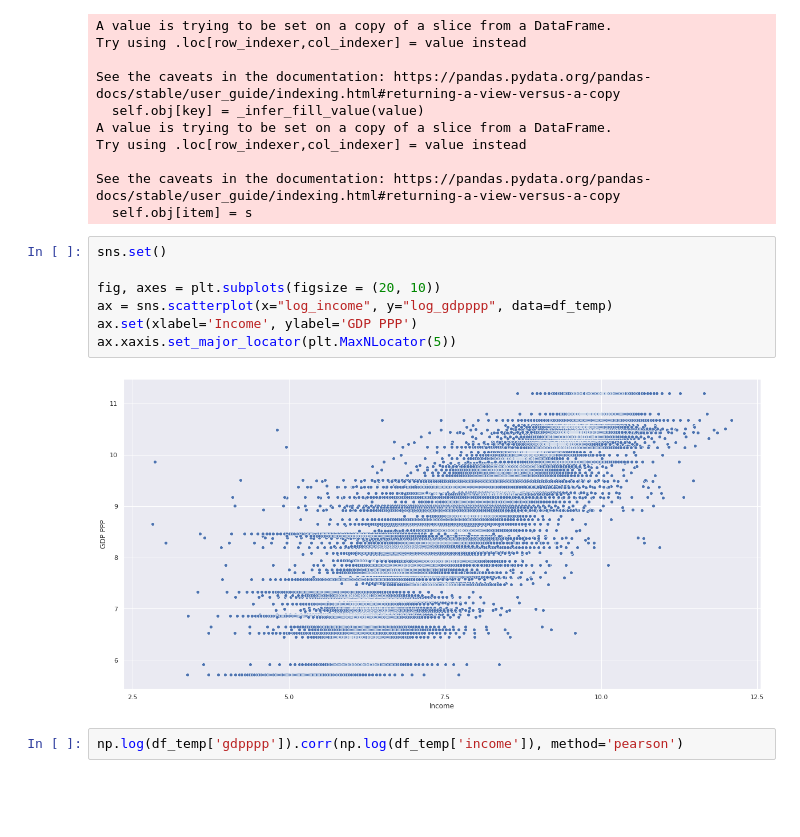
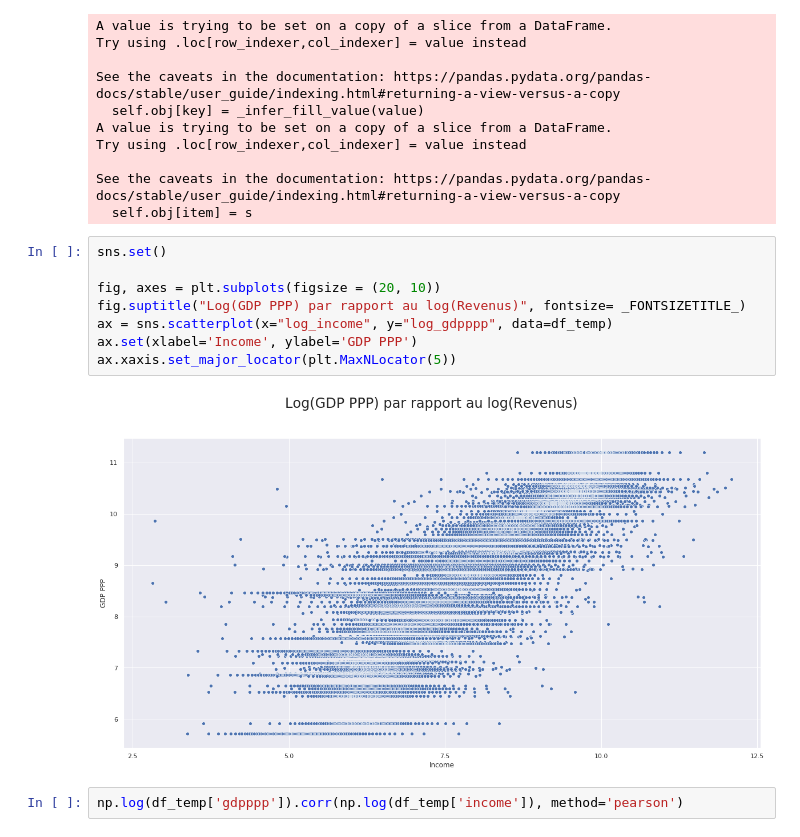
Before and after one commit to FranckDELRUE/FranckDELRUE-OCR-Project-7-DAn-Python, a Jupyter notebook: P7_01_Notebook.ipynb, the cells around one changed output. Drawn from its saved outputs; the diff is of its cells as text; blank space fills up the shorter version.

```diff
--- a/P7_01_Notebook.ipynb
+++ b/P7_01_Notebook.ipynb
@@ -185,12 +189,13 @@ See the caveats in the documentation: https://pandas.pydata.org/pandas-docs/stab
 # %%
 sns.set()
 
 fig, axes = plt.subplots(figsize = (20, 10))
+fig.suptitle("Log(GDP PPP) par rapport au log(Revenus)", fontsize= _FONTSIZETITLE_)
 ax = sns.scatterplot(x="log_income", y="log_gdpppp", data=df_temp)
 ax.set(xlabel='Income', ylabel='GDP PPP')
 ax.xaxis.set_major_locator(plt.MaxNLocator(5))
 # %% [output]
-[figure, old version]
+[figure, new version]
 # %%
 np.log(df_temp['gdpppp']).corr(np.log(df_temp['income']), method='pearson')
 # %% [output]
```
Also changed, not shown: parts of 103 cells of this notebook, 1 other file.
